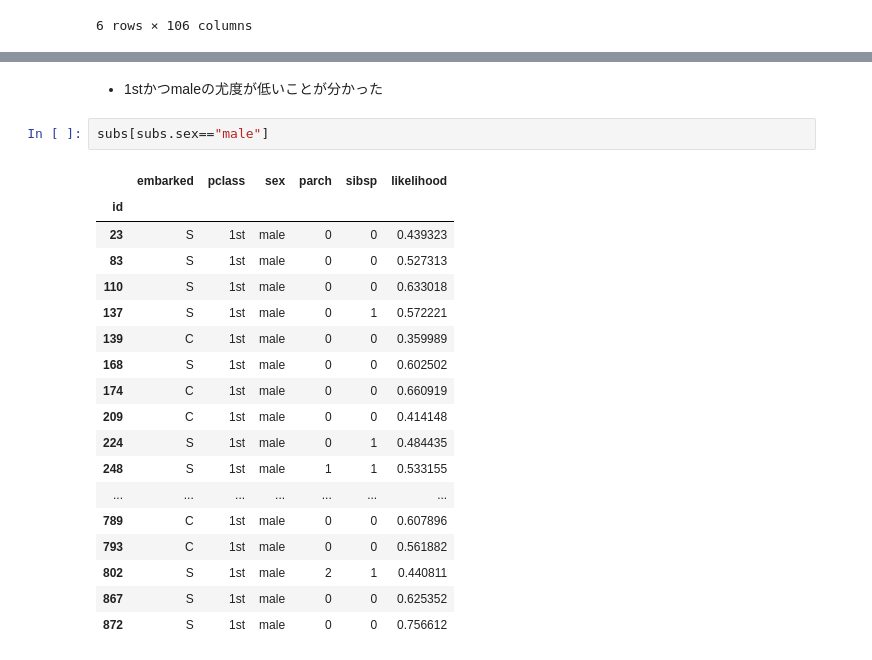
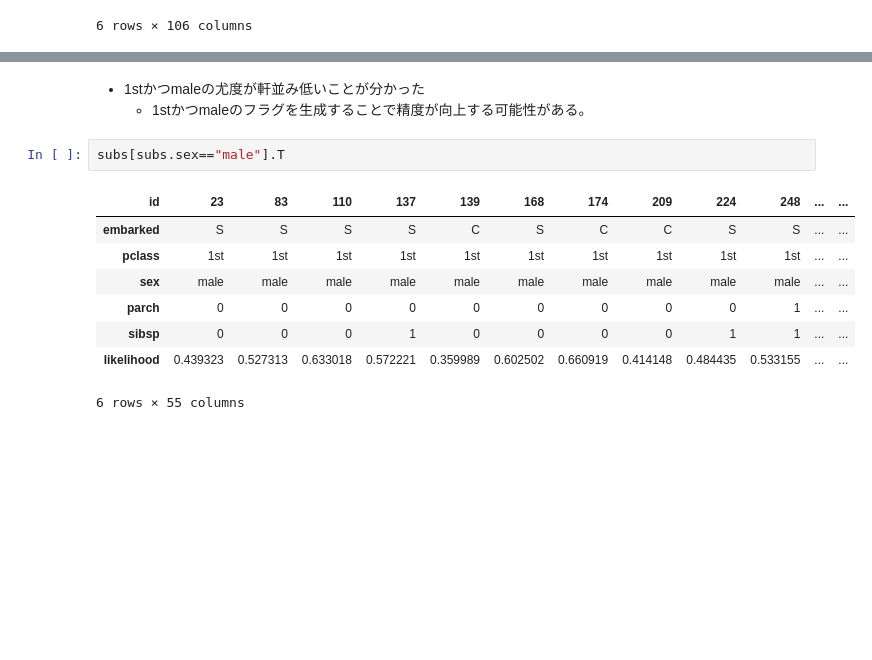
Before and after one commit to mnm-analytics/titanic, a Jupyter notebook: notebooks/4.ModelAnalysis.ipynb, the cells around one changed output, grey strips where cells are left out. Saved outputs shown, nothing was run; the diff lists cells and outputs as text; blank space fills up the shorter version.

```diff
--- a/notebooks/4.ModelAnalysis.ipynb
+++ b/notebooks/4.ModelAnalysis.ipynb
@@ -222,23 +222,14 @@ for x in subs.drop("likelihood",1):
-# %% [markdown]
-- 1stかつmaleの尤度が低いことが分かった
+# %% [markdown]
+- 1stかつmaleの尤度が軒並み低いことが分かった
+    - 1stかつmaleのフラグを生成することで精度が向上する可能性がある。
 # %%
-subs[subs.sex=="male"]
+subs[subs.sex=="male"].T
 # %% [output]
-|  | embarked | pclass | sex | parch | sibsp | likelihood |
-| id |  |  |  |  |  |  |
-| 23 | S | 1st | male | 0 | 0 | 0.439323 |
-| 83 | S | 1st | male | 0 | 0 | 0.527313 |
-| 110 | S | 1st | male | 0 | 0 | 0.633018 |
-| 137 | S | 1st | male | 0 | 1 | 0.572221 |
-| 139 | C | 1st | male | 0 | 0 | 0.359989 |
-| 168 | S | 1st | male | 0 | 0 | 0.602502 |
-| 174 | C | 1st | male | 0 | 0 | 0.660919 |
-| 209 | C | 1st | male | 0 | 0 | 0.414148 |
-| 224 | S | 1st | male | 0 | 1 | 0.484435 |
-| 248 | S | 1st | male | 1 | 1 | 0.533155 |
-| ... | ... | ... | ... | ... | ... | ... |
-| 789 | C | 1st | male | 0 | 0 | 0.607896 |
-| 793 | C | 1st | male | 0 | 0 | 0.561882 |
-| 802 | S | 1st | male | 2 | 1 | 0.440811 |
-| 867 | S | 1st | male | 0 | 0 | 0.625352 |
-| 872 | S | 1st | male | 0 | 0 | 0.756612 |
+| id | 23 | 83 | 110 | 137 | 139 | 168 | 174 | 209 | 224 | 248 | ... | ... |
+| embarked | S | S | S | S | C | S | C | C | S | S | ... | ... |
+| pclass | 1st | 1st | 1st | 1st | 1st | 1st | 1st | 1st | 1st | 1st | ... | ... |
+| sex | male | male | male | male | male | male | male | male | male | male | ... | ... |
+| parch | 0 | 0 | 0 | 0 | 0 | 0 | 0 | 0 | 0 | 1 | ... | ... |
+| sibsp | 0 | 0 | 0 | 1 | 0 | 0 | 0 | 0 | 1 | 1 | ... | ... |
+| likelihood | 0.439323 | 0.527313 | 0.633018 | 0.572221 | 0.359989 | 0.602502 | 0.660919 | 0.414148 | 0.484435 | 0.533155 | ... | ... |
+6 rows × 55 columns
```
Also changed, not shown: parts of 17 cells of this notebook, 8 other files.
